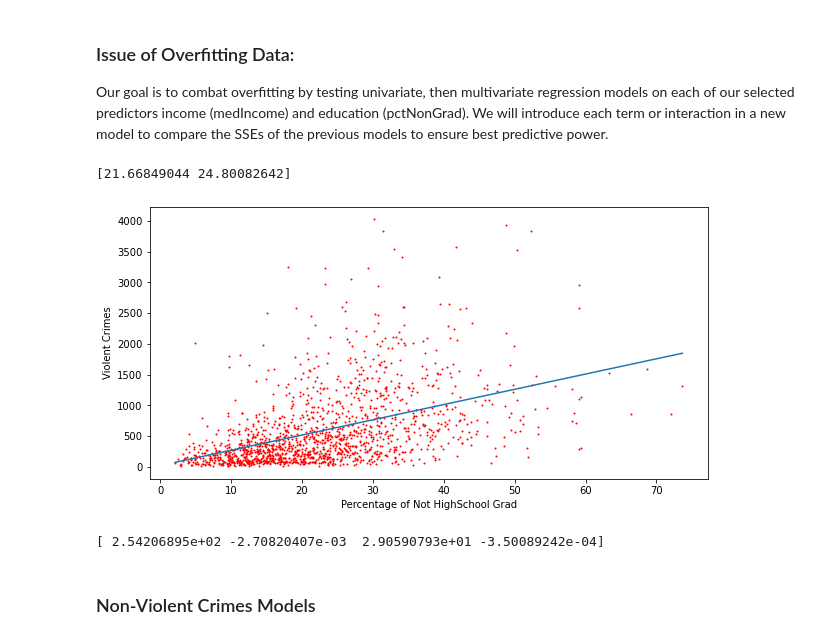
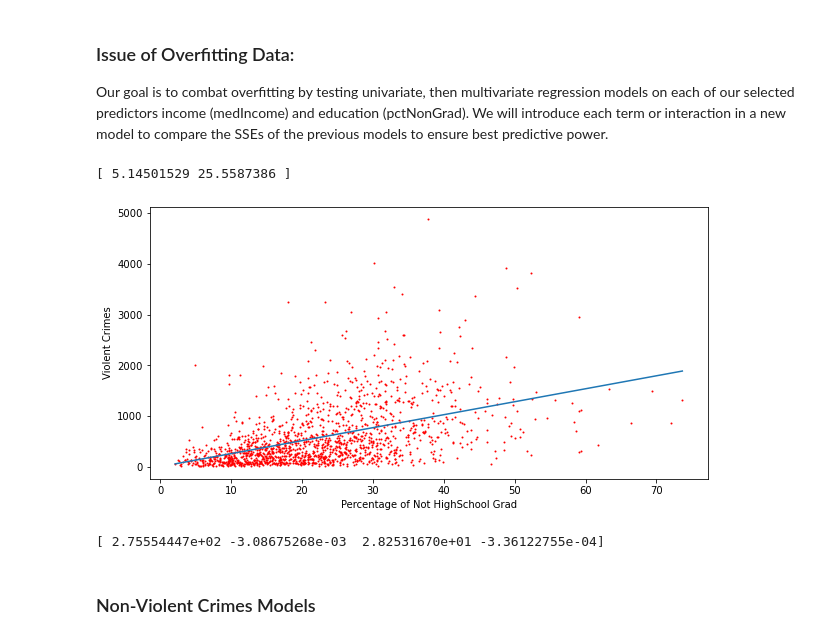
Before and after one commit to MCharming98/COGS_109_Final_Proj, a Jupyter notebook: final_proj.ipynb, the cells around one changed output. Cells and saved outputs as stored; diff of their text form; code cells hidden in the pictures.

```diff
--- a/final_proj.ipynb
+++ b/final_proj.ipynb
@@ -151,12 +151,14 @@ Cross Validation Goal: Return Test Set SSE (Sum Squared Errors)
 # %% [markdown]
 ## Part 3a: The Log Dispute:
 The Median Income attribute (medIncome) includes a large range of values with large outliers. We believe by taking the log(medIncome), it could normalize the data and thus decrease the effect of the outliers
+# %%
+X_train, X_test, Y_train, Y_test = train_test_split(data[["medIncome", "PctNotHSGrad"]].to_numpy(), data[["ViolentCrimesPerPop","nonViolPerPop"]].to_numpy(), test_size=0.20)
 # %%
 # Model 1: Violent crimes ~ income
-X_train, X_test, Y_train, Y_test = train_test_split(data["medIncome"].to_numpy(), data["ViolentCrimesPerPop"].to_numpy(), test_size=0.20)
+#X_train, X_test, Y_train, Y_test = train_test_split(data["medIncome"].to_numpy(), data["ViolentCrimesPerPop"].to_numpy(), test_size=0.20)
 
-X = X_train
-Y = Y_train
+X = X_train[:,0]
+Y = Y_train[:,0]
 #X = data["medIncome"].to_numpy()
 #Y = data["ViolentCrimesPerPop"].to_numpy()
 n = len(Y)
@@ -175,6 +177,6 @@ plt.plot(x_values, model)
 plt.xlabel("Median Household Income")
 plt.ylabel("Violent Crimes")
 
-pre1 = w1[0] + w1[1]*X_test
-SSE1 = sum(np.square(Y_test - pre1))
+pre1 = w1[0] + w1[1]*X_test[:,0]
+SSE1 = sum(np.square(Y_test[:,0] - pre1))
 # %% [output]
@@ -183,9 +185,9 @@ SSE1 = sum(np.square(Y_test - pre1))
 # %%
 # Model 2: Violent crimes ~ log(income)
-X_train, X_test, Y_train, Y_test = train_test_split(np.log(data["medIncome"].to_numpy()), data["ViolentCrimesPerPop"].to_numpy(), test_size=0.20)
+#X_train, X_test, Y_train, Y_test = train_test_split(np.log(data["medIncome"].to_numpy()), data["ViolentCrimesPerPop"].to_numpy(), test_size=0.20)
 
-X = X_train
-Y = Y_train
+X = np.log(X_train[:,0])
+Y = Y_train[:,0]
 
 #X = np.log(data["medIncome"].to_numpy())
 #Y = data["ViolentCrimesPerPop"].to_numpy()
@@ -206,6 +208,6 @@ plt.xlabel("Log Median Household Income")
 plt.ylabel("Violent Crimes")
 
 # SSE comparison
-pre2 = w2[0] + w2[1]*X_test
-SSE2 = sum(np.square(Y_test - pre2))
+pre2 = w2[0] + w2[1]*np.log(X_test[:,0])
+SSE2 = sum(np.square(Y_test[:,0] - pre2))
 # %% [output]
@@ -237,41 +239,41 @@ The coefficients and SSE significance of the regressions will allow us to observ
 Our goal is to combat overfitting by testing univariate, then multivariate regression models on each of our selected predictors income (medIncome) and education (pctNonGrad). We will introduce each term or interaction in a new model to compare the SSEs of the previous models to ensure best predictive power.
 # %%
 # Model 3: Violent crimes ~ Education
-X_train, X_test, Y_train, Y_test = train_test_split(data["PctNotHSGrad"].to_numpy(), data["ViolentCrimesPerPop"].to_numpy(), test_size=0.20)
+#X_train, X_test, Y_train, Y_test = train_test_split(data["PctNotHSGrad"].to_numpy(), data["ViolentCrimesPerPop"].to_numpy(), test_size=0.20)
 
-X = X_train
-Y = Y_train
+X = X_train[:,1]
+Y = Y_train[:,0]
 
 
 #X = data["PctNotHSGrad"].to_numpy()
 #Y = data["ViolentCrimesPerPop"].to_numpy()
 n = len(Y)
 ones = np.ones(n, dtype=int).reshape(n,1)
 A = np.append(ones, X.reshape(n,1), axis=1)
 w3 = np.linalg.lstsq(A, Y, rcond=None)[0] #violentcrimes = w0+w1*education
 print(w3)
 
 # Generate values for plotting the regression model
 x_values = np.linspace(np.min(X), np.max(X), 2000)
 model = (lambda x: (w3[0] + w3[1]*x).clip(min=0))(x_values)
 
 plt.figure(figsize=(10, 5))
 plt.scatter(X, Y, s=1, color='red')
 plt.plot(x_values, model)
 plt.xlabel("Percentage of Not HighSchool Grad")
 plt.ylabel("Violent Crimes")
 
-pre3 = w3[0] + w3[1]*X_test
-SSE3 = sum(np.square(Y_test - pre3))
+pre3 = w3[0] + w3[1]*X_test[:,1]
+SSE3 = sum(np.square(Y_test[:,0] - pre3))
 # %% [output]
-[21.66849044 24.80082642]
+[ 5.14501529 25.5587386 ]
-[figure, old version]
+[figure, new version]
 # %%
 # Model 4: Violent crimes ~ Income, Education
-X_train, X_test, Y_train, Y_test = train_test_split(data[["medIncome", "PctNotHSGrad"]].to_numpy(), data["ViolentCrimesPerPop"].to_numpy(), test_size=0.20)
+#X_train, X_test, Y_train, Y_test = train_test_split(data[["medIncome", "PctNotHSGrad"]].to_numpy(), data["ViolentCrimesPerPop"].to_numpy(), test_size=0.20)
 
 X = X_train
-Y = Y_train
+Y = Y_train[:,0]
 
 
 
@@ -285,9 +287,9 @@ A = np.append(A, product.reshape(n,1), axis=1)
 w4 = np.linalg.lstsq(A, Y, rcond=None)[0] #ViolentCrimes=w0+w1*medIncome+w2*education+w3*income*education
 print(w4)
 pre4 = w4[0] + w4[1]*X_test[:,0]+w4[2]*X_test[:,1]+w4[3]*X_test[:,0]*X_test[:,1]
-SSE4 = sum(np.square(Y_test - pre4))
+SSE4 = sum(np.square(Y_test[:,0] - pre4))
 # %% [output]
-[ 2.54206895e+02 -2.70820407e-03  2.90590793e+01 -3.50089242e-04]
+[ 2.75554447e+02 -3.08675268e-03  2.82531670e+01 -3.36122755e-04]
 # %% [markdown]
 ### Non-Violent Crimes Models
 # %%
```
Also changed, not shown: parts of 7 cells of this notebook.
